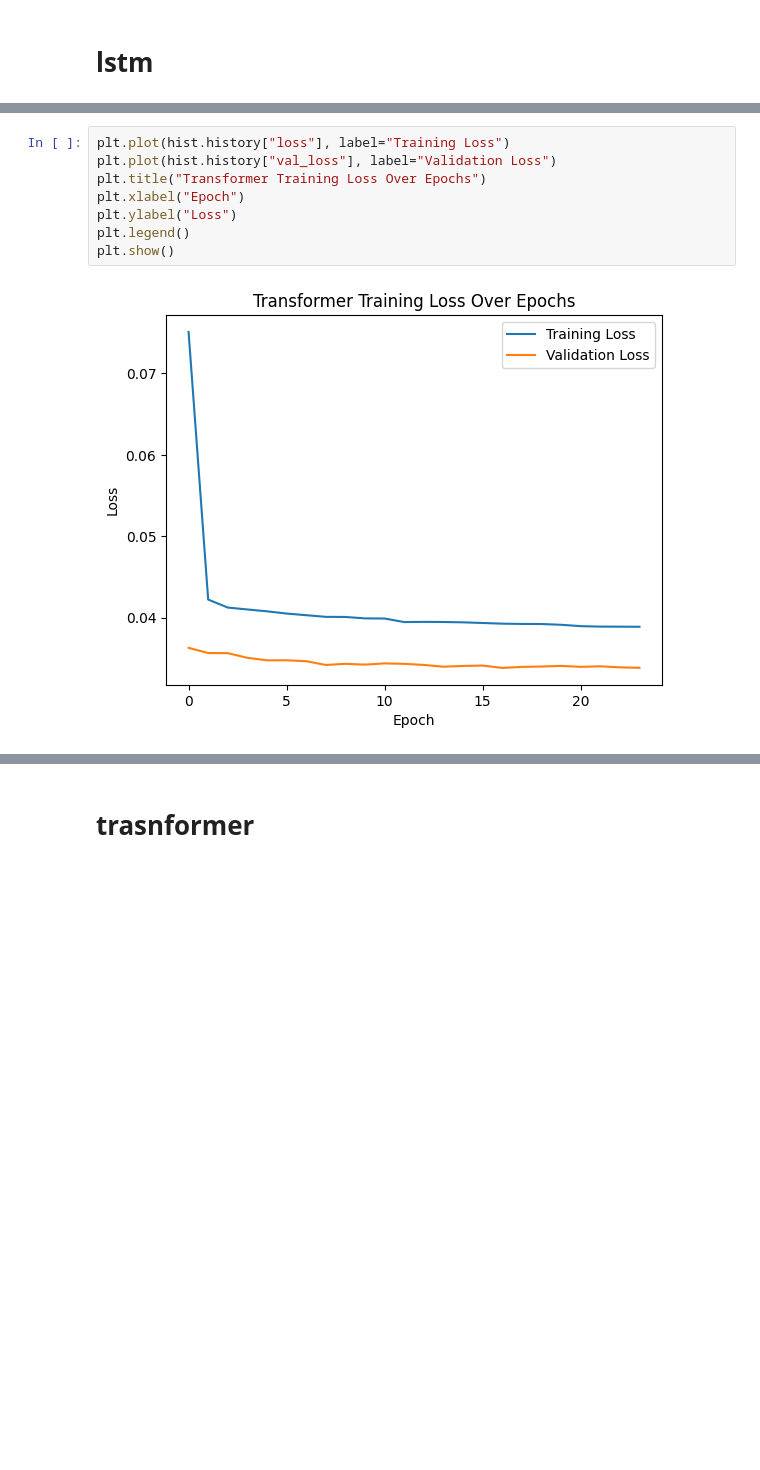
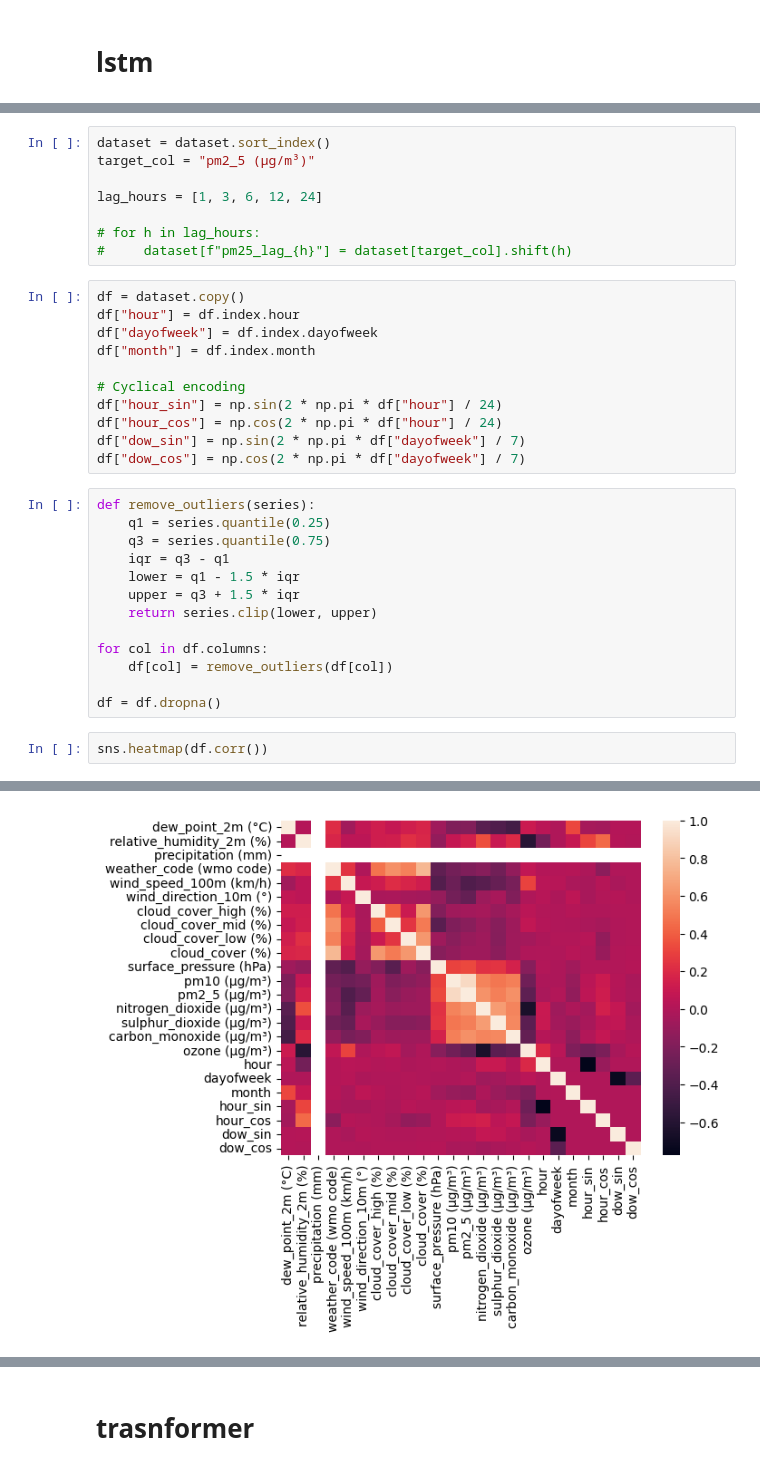
Before and after one commit to lucchinaluca/LLM-tool-calling-VIA-MCP-using-PM2.5-forecasting-model-as-tool, a Jupyter notebook: 4.time_series_base.ipynb, the cells around one changed output, grey strips where cells are left out. Drawn from its saved outputs; the diff is of its cells as text; blank space fills up the shorter version.

```diff
--- a/4.time_series_base.ipynb
+++ b/4.time_series_base.ipynb
@@ -233,10 +145,35 @@ Epoch 6/60
-# %%
-plt.plot(hist.history["loss"], label="Training Loss")
-plt.plot(hist.history["val_loss"], label="Validation Loss")
-plt.title("Transformer Training Loss Over Epochs")
-plt.xlabel("Epoch")
-plt.ylabel("Loss")
-plt.legend()
-plt.show()
-# %% [output]
-[figure, removed]
+# %%
+dataset = dataset.sort_index()
+target_col = "pm2_5 (μg/m³)"
+
+lag_hours = [1, 3, 6, 12, 24]
+
+# for h in lag_hours:
+#     dataset[f"pm25_lag_{h}"] = dataset[target_col].shift(h)
+# %%
+df = dataset.copy()
+df["hour"] = df.index.hour
+df["dayofweek"] = df.index.dayofweek
+df["month"] = df.index.month
+
+# Cyclical encoding
+df["hour_sin"] = np.sin(2 * np.pi * df["hour"] / 24)
+df["hour_cos"] = np.cos(2 * np.pi * df["hour"] / 24)
+df["dow_sin"] = np.sin(2 * np.pi * df["dayofweek"] / 7)
+df["dow_cos"] = np.cos(2 * np.pi * df["dayofweek"] / 7)
+# %%
+def remove_outliers(series):
+    q1 = series.quantile(0.25)
+    q3 = series.quantile(0.75)
+    iqr = q3 - q1
+    lower = q1 - 1.5 * iqr
+    upper = q3 + 1.5 * iqr
+    return series.clip(lower, upper)
+
+for col in df.columns:
+    df[col] = remove_outliers(df[col])
+
+df = df.dropna()
+# %%
+sns.heatmap(df.corr())
+# %% [output]
@@ -242,0 +181 @@ plt.show()
+[figure, added]
```
Also changed, not shown: parts of 22 cells of this notebook, 1 other file.
